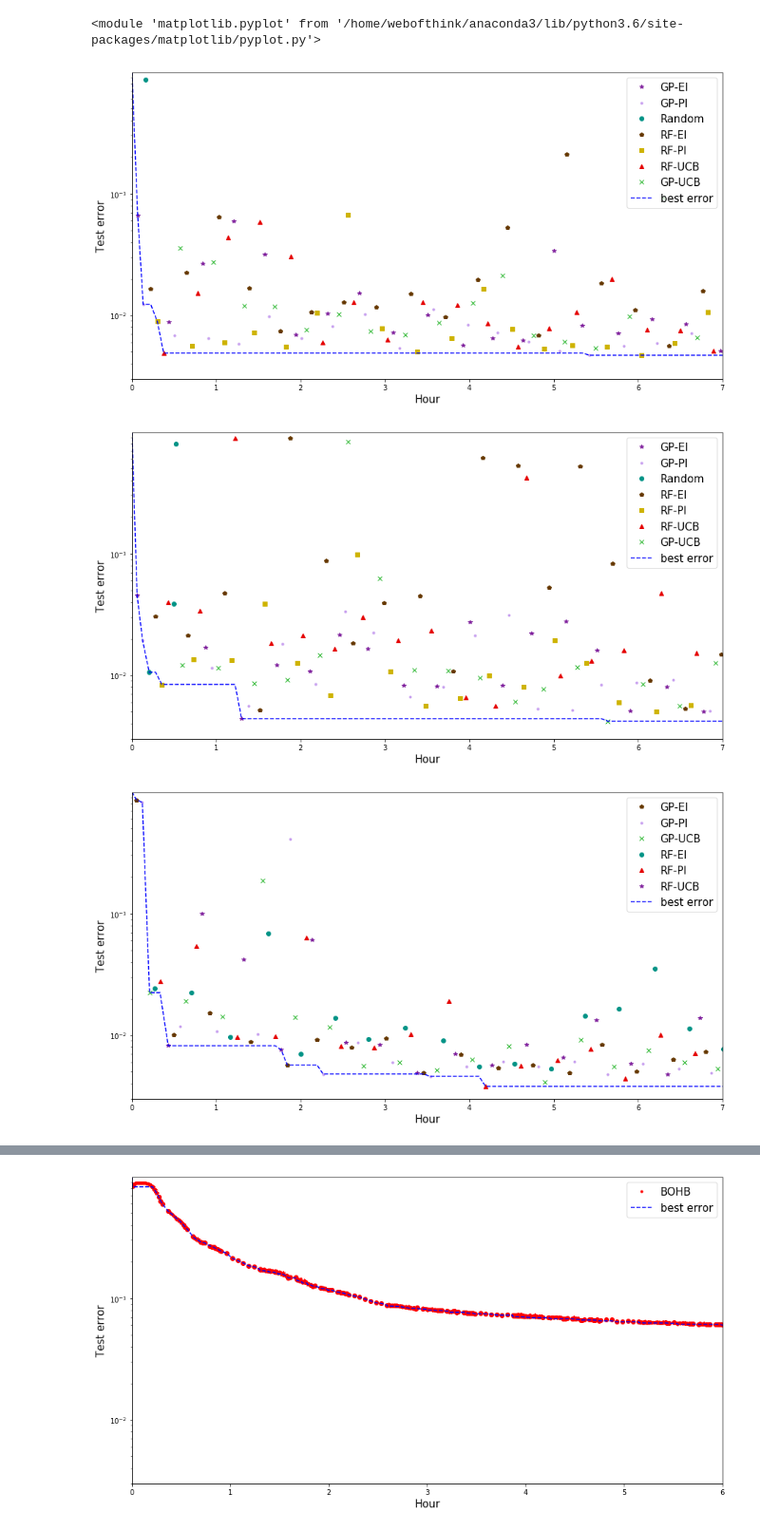
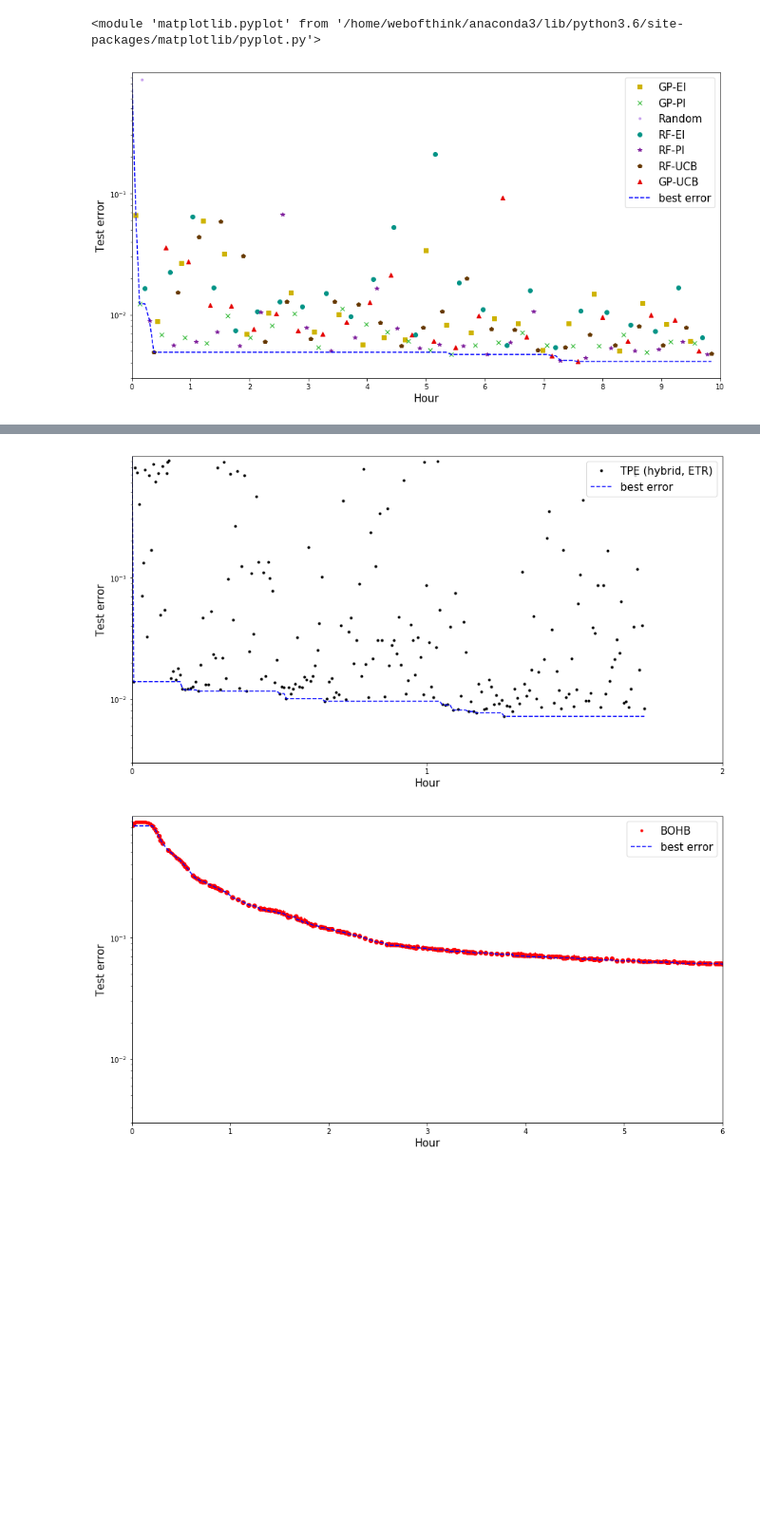
Before and after one commit to yongjinkim49/ecml, a Jupyter notebook: results/Real evaluation on BM1.ipynb, the cells around one changed output, grey strips where cells are left out. Shown at 95% size. Drawn from its saved outputs; the diff is of its cells as text; code cells hidden in the pictures; blank space fills up the shorter version.

```diff
--- a/results/Real evaluation on BM1.ipynb
+++ b/results/Real evaluation on BM1.ipynb
@@ -110,8 +197,9 @@ draw_best_error_curve(div21_results, ["S-Div"], 21, ylim=(.003, .5), xlim=(0, 60
 [figure]
 <module 'matplotlib.pyplot' from '/home/webofthink/anaconda3/lib/python3.6/site-packages/matplotlib/pyplot.py'>
 # %%
+div10_results = {}
 opt_secs = 36000
 s_path = "./{}/T{}S/".format(dataset, opt_secs)
-div10_results['S-Div'] = load_json(s_path + 'DIV-SEQ.hybrid-deca.HPO_runner.ETR-DecaTercet(10)' + '.json')
+div10_results['S-Div'] = load_json(s_path + 'DIV-SEQ.hybrid-deca.HPO_runner.ETR-DecaTercet(18)' + '.json')
 # %%
 max_accs = []
@@ -166,10 +262,7 @@ draw_best_error_curve(bohb_results, ["BOHB"], 1, ylim=(.003, .5), xlim=(0, 60*10
 [figure]
 <module 'matplotlib.pyplot' from '/home/webofthink/anaconda3/lib/python3.6/site-packages/matplotlib/pyplot.py'>
 # %%
-for i in range(10):
-    draw_trials_curve(div10_results, "S-Div", i, ylim=(.003, .99), xlim=(0, 6+1),
+draw_trials_curve(div10_results, "S-Div", 0, ylim=(.003, .99), xlim=(0, 10),
                   width=15, height=8, loc=1 )
 # %% [output]
-[figure, old version]
+[figure, new version]
-[figure, removed]
-[figure, removed]
@@ -183,3 +269,8 @@ for i in range(10):
+# %%
+draw_trials_curve(div20_results, 'TPE (hybrid, ETR)', 0, ylim=(.003, .99), xlim=(0, 2),
+                  width=15, height=8, loc=1)
+# %% [output]
+[figure, added]
 # %%
 draw_trials_curve(bohb_results, 'BOHB', 0, ylim=(.003, .99), xlim=(0, 6),
                   width=15, height=8, loc=1 )
```
Also changed, not shown: parts of 15 cells of this notebook, 6 other files.
